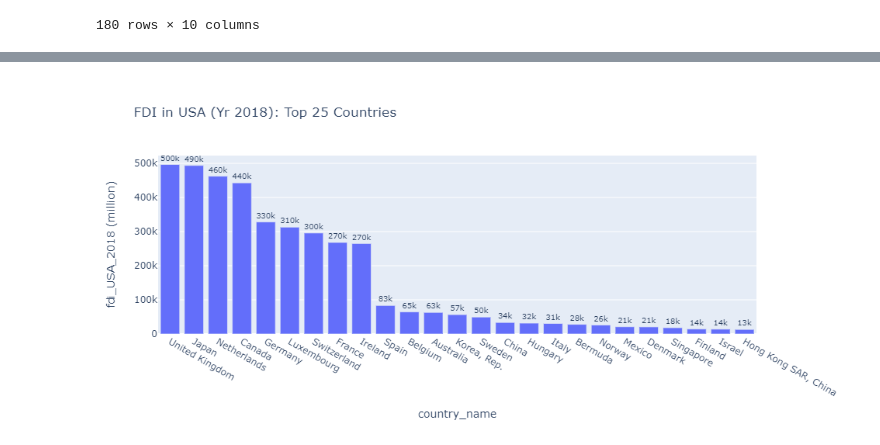
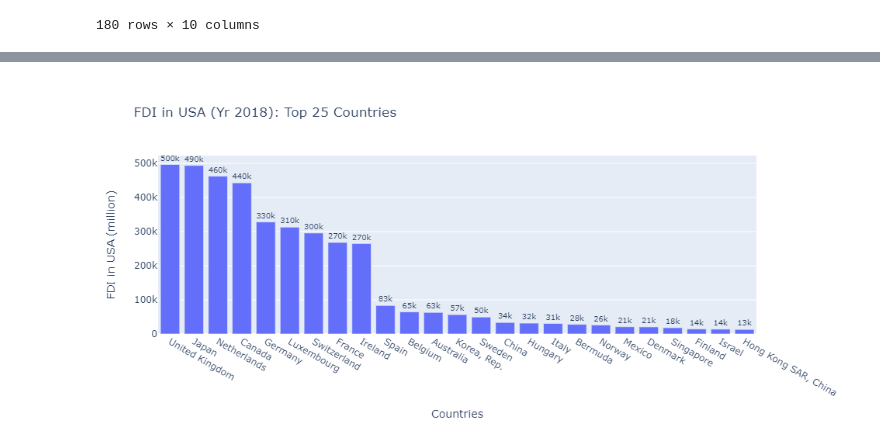
Before and after one commit to sabrinasaleh/Data_Munging_Plotting, a Jupyter notebook: main.ipynb, the cells around one changed output, grey strips where cells are left out. Drawn from its saved outputs; the diff is of its cells as text; code cells hidden in the pictures.

```diff
--- a/main.ipynb
+++ b/main.ipynb
@@ -244,9 +244,16 @@ clean_data
 clean_data.to_csv("Resources/clean_data.csv", index=False)
 # %%
 # Generating data frame for "FDI in USA (Yr 2018): Top 25 Countries"
-bar_fdi = clean_data.loc[(clean_data["fdi_USA_2018 (million)"] >= 13159.0)].sort_values(
+top_fdi = clean_data.loc[(clean_data["fdi_USA_2018 (million)"] >= 13159.0)].sort_values(
     ["fdi_USA_2018 (million)"], ascending=False
 )
+bar_fdi = top_fdi.rename(
+    columns={
+        "country_name": "Countries",
+        "fdi_USA_2018 (million)": "FDI in USA (million)",
+    }
+)
+
 bar_fdi
 
 # top_fdi = clean_data.sort_values(["fdi_USA_2018 (million)"], ascending=False)
@@ -273,9 +280,9 @@ bar_fdi
 # Creating bar plot for "FDI in USA (Yr 2018): Top 25 Countries"
 fig_bar_fdi = px.bar(
     bar_fdi,
-    y="fdi_USA_2018 (million)",
-    x="country_name",
-    text="fdi_USA_2018 (million)",
+    y="FDI in USA (million)",
+    x="Countries",
+    text="FDI in USA (million)",
     title="FDI in USA (Yr 2018): Top 25 Countries",
 )
 fig_bar_fdi.update_traces(texttemplate="%{text:.2s}", textposition="outside")
@@ -287,3 +293,3 @@ fig_bar_fdi.show()
-[figure, old version]
+[figure, new version]
 # %%
 # Generating data frame for "GDP in USD-Million (Yr 2018): Top 25 Countries"
```
Also changed, not shown: parts of 10 cells of this notebook.
